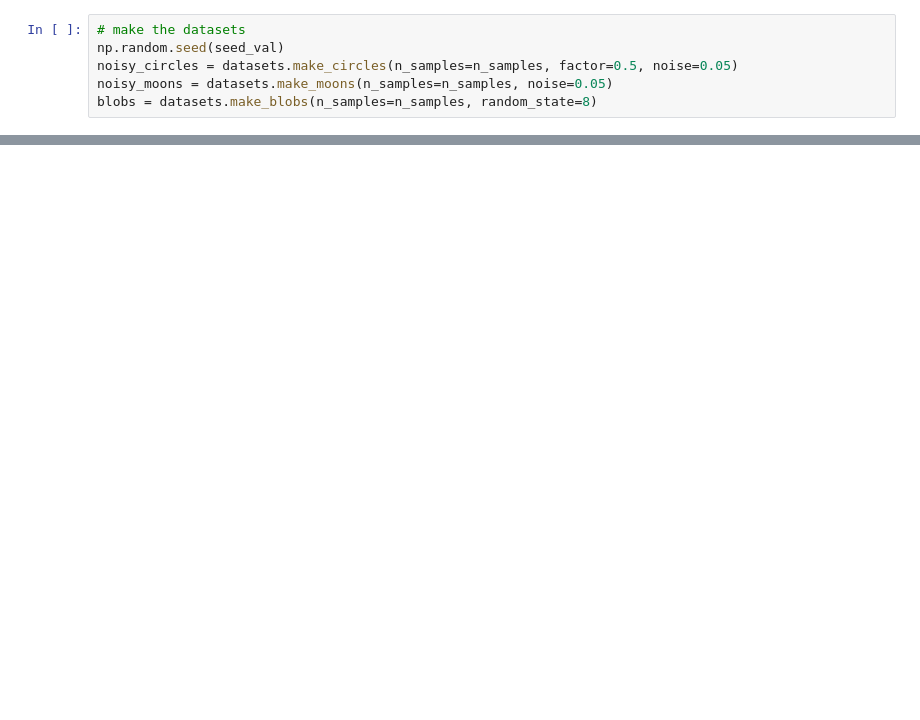
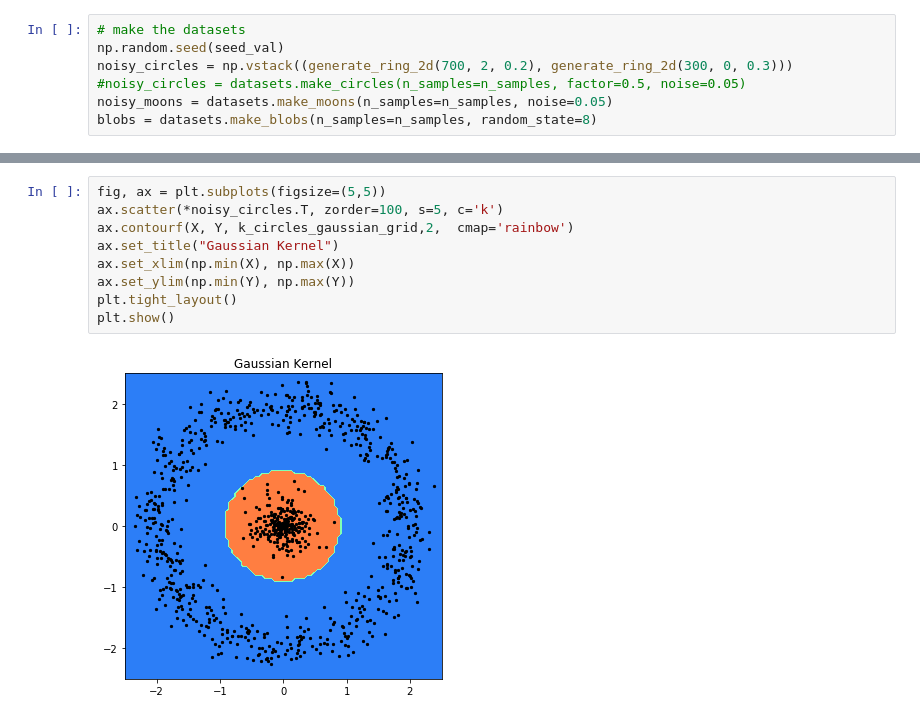
Before and after one commit to EthanJamesLew/PSU_STAT671, a Jupyter notebook: project/figures/synthetic_test.ipynb, the cells around one changed output, grey strips where cells are left out. Cells and saved outputs as stored; diff of their text form; blank space fills up the shorter version.

```diff
--- a/project/figures/synthetic_test.ipynb
+++ b/project/figures/synthetic_test.ipynb
@@ -16,6 +17,7 @@ seed_val = 0
 # %%
 # make the datasets
 np.random.seed(seed_val)
-noisy_circles = datasets.make_circles(n_samples=n_samples, factor=0.5, noise=0.05)
+noisy_circles = np.vstack((generate_ring_2d(700, 2, 0.2), generate_ring_2d(300, 0, 0.3)))
+#noisy_circles = datasets.make_circles(n_samples=n_samples, factor=0.5, noise=0.05)
 noisy_moons = datasets.make_moons(n_samples=n_samples, noise=0.05)
 blobs = datasets.make_blobs(n_samples=n_samples, random_state=8)
@@ -46,0 +60,11 @@ plt.show()
+# %%
+fig, ax = plt.subplots(figsize=(5,5))
+ax.scatter(*noisy_circles.T, zorder=100, s=5, c='k')
+ax.contourf(X, Y, k_circles_gaussian_grid,2,  cmap='rainbow')
+ax.set_title("Gaussian Kernel")
+ax.set_xlim(np.min(X), np.max(X))
+ax.set_ylim(np.min(Y), np.max(Y))
+plt.tight_layout()
+plt.show()
+# %% [output]
+[figure, added]
```
Also changed, not shown: parts of 15 cells of this notebook, 2 other files.
